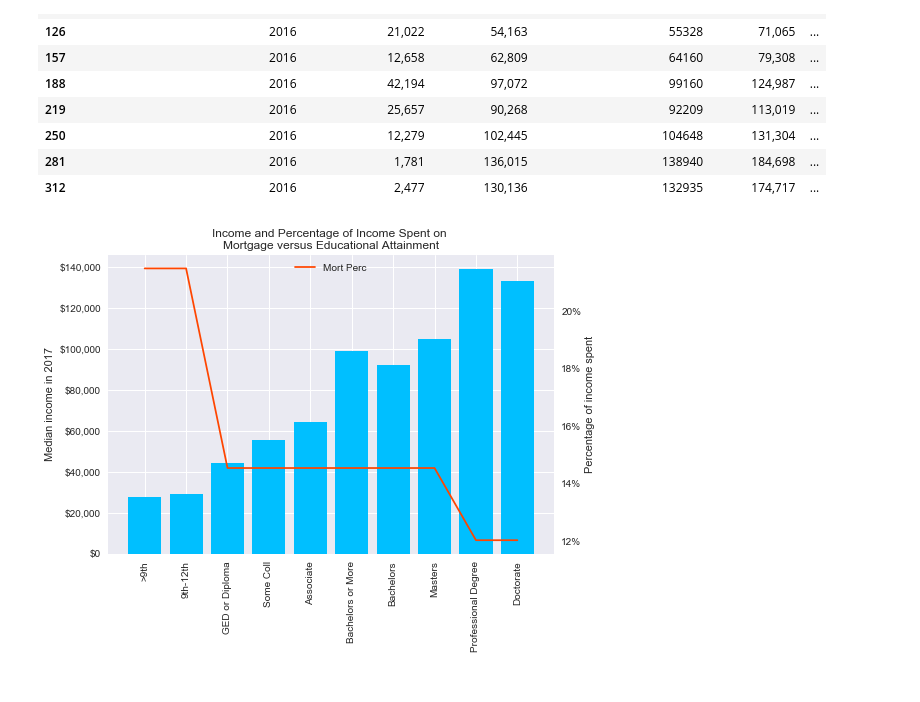
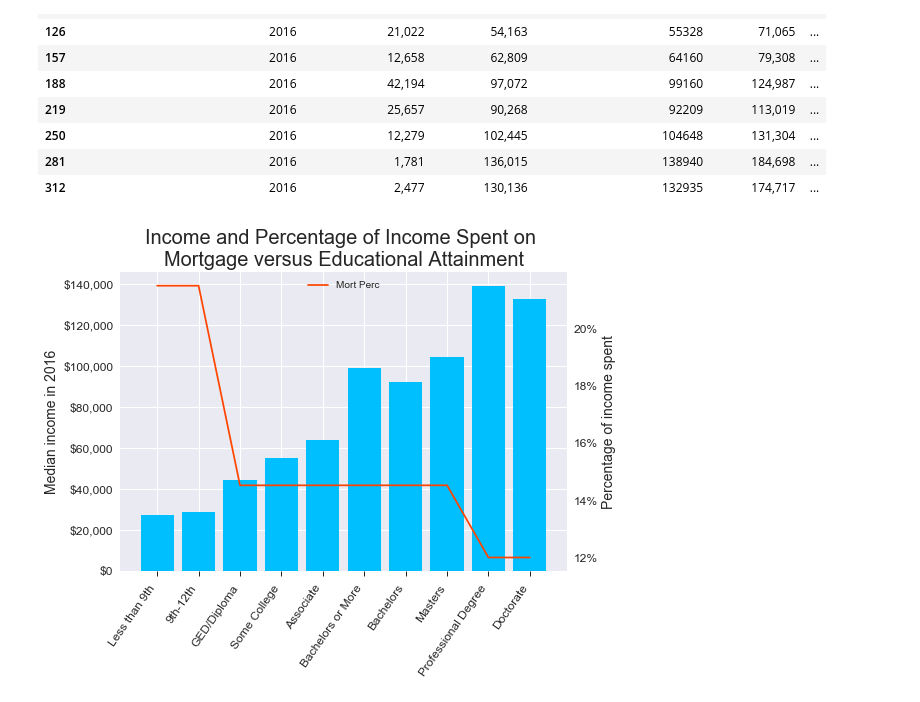
Before and after one commit to LoriHarris/Real_Estate_Affordability, a Jupyter notebook: Cleaning Labor, Income, and Education CSVs.ipynb, the cells around one changed output. Cells and saved outputs as stored; diff of their text form; code cells hidden in the pictures.

```diff
--- a/Cleaning Labor, Income, and Education CSVs.ipynb
+++ b/Cleaning Labor, Income, and Education CSVs.ipynb
@@ -254,31 +268,33 @@ total
 # %%
 x_axis = np.arange(len(total["Median Income in 2017 USD"]))
 data = total["Median Income in 2017 USD"]
-labels = [">9th", "9th-12th", "GED or Diploma", "Some Coll", "Associate", "Bachelors or More", "Bachelors", "Masters", "Professional Degree", "Doctorate"]
+labels = ["Less than 9th", "9th-12th", "GED/Diploma", "Some College", "Associate", "Bachelors or More", "Bachelors", "Masters", "Professional Degree", "Doctorate"]
 
 fig, ax1 = plt.subplots()
 ax2 = ax1.twinx()
 
 ax1.bar(x_axis, data, color=b, align='center')
 ax2.plot(x_axis, total["Mort Perc"], color=d)
 
 ax1.set_xticks(x_axis)
-ax1.set_xticklabels(labels, rotation=90)
-ax1.set_ylabel("Median income in 2017")
-ax2.set_ylabel("Percentage of income spent")
+ax1.set_xticklabels(labels, rotation=55, ha="right")
+ax1.set_ylabel("Median income in 2016",fontdict = {'fontsize' : 14})
+ax2.set_ylabel("Percentage of income spent", fontdict = {'fontsize' : 14})
 ax1.yaxis.set_major_formatter(FuncFormatter("${:,.0f}".format))
-
 ax2.yaxis.set_major_formatter(FuncFormatter('{0:.0%}'.format))
-
+#ax1.tick_params(,  grid_alpha=0.5)
+ax1.tick_params(direction='out', length=5, axis="x", labelsize=12)
+ax1.tick_params(axis="y", labelsize=12)
+ax2.tick_params(axis="y", labelsize=12)
 plt.grid()
-plt.title("Income and Percentage of Income Spent on \nMortgage versus Educational Attainment")
+plt.title("Income and Percentage of Income Spent on \nMortgage versus Educational Attainment", fontdict = {'fontsize' : 20})
 handles, labels = ax1.get_legend_handles_labels()
 handles1, labels1 = ax2.get_legend_handles_labels()
 plt.legend(handles + handles1, labels + labels1, loc="upper center")
 
 
 plt.style.use("seaborn")
 plt.savefig("Affordability_And_Education.png")
 plt.show()
 # %% [output]
-[figure, old version]
+[figure, new version]
```
Also changed, not shown: parts of 7 cells of this notebook, 4 other files.
